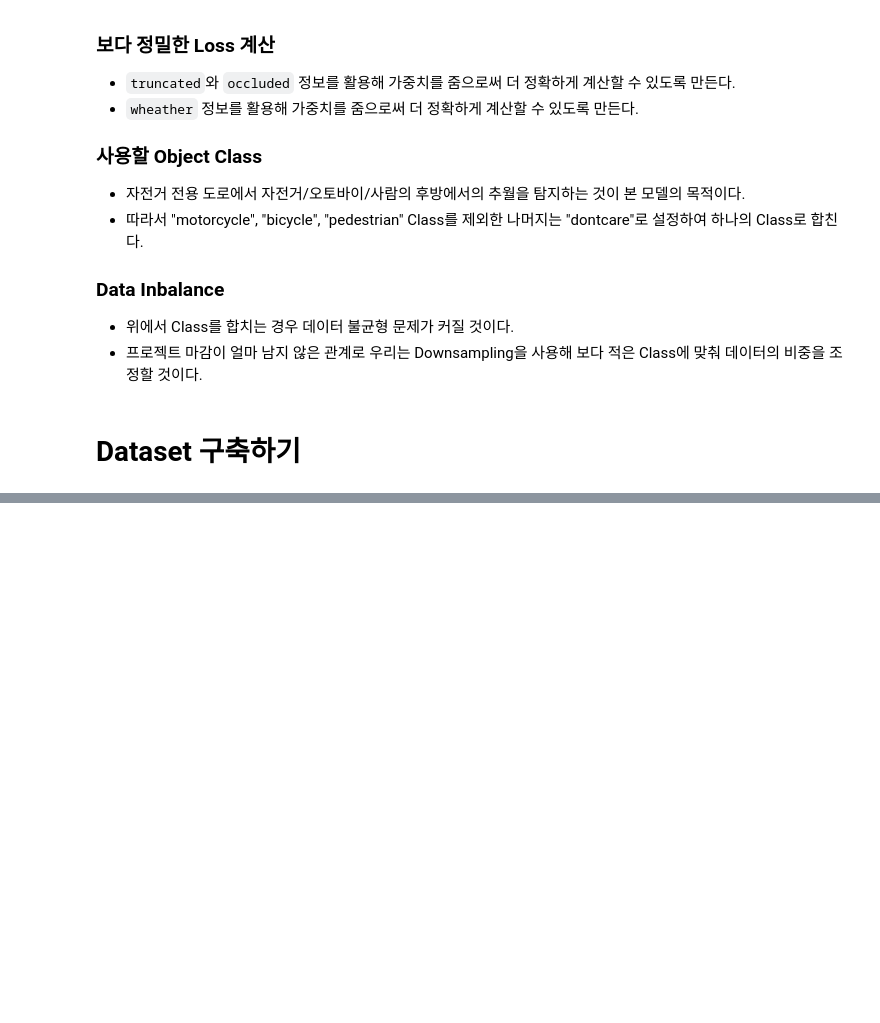
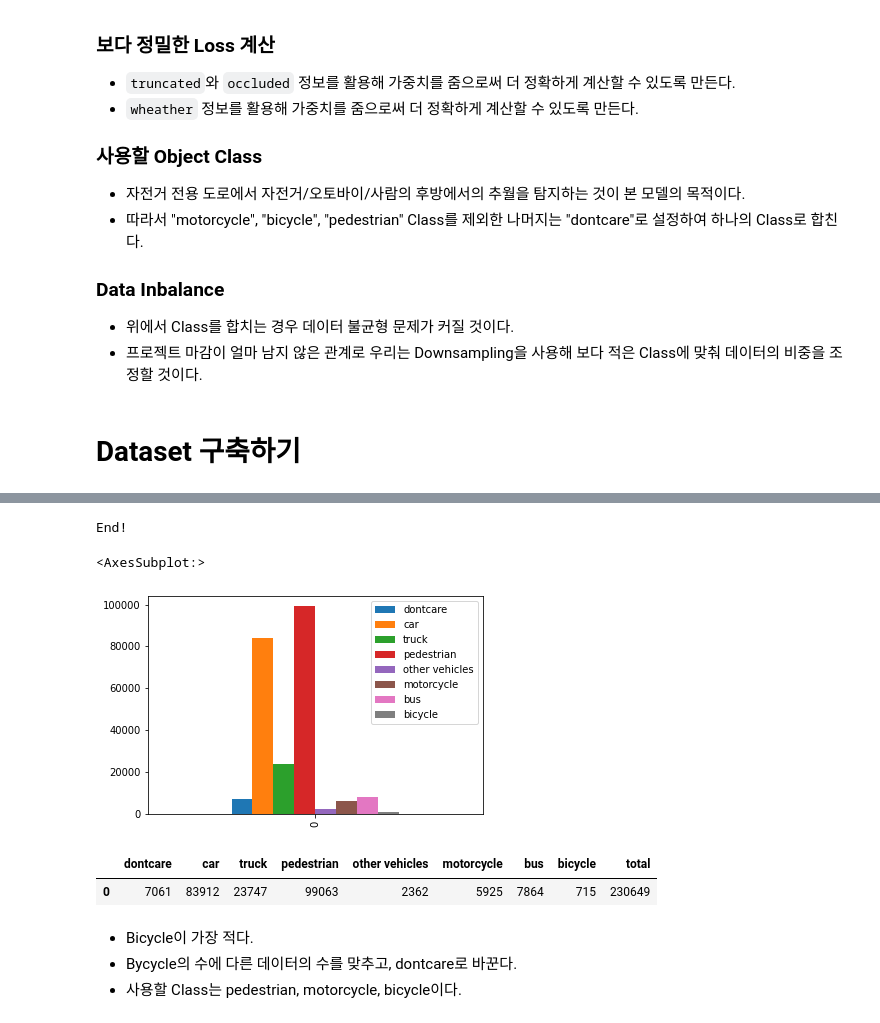
Before and after one commit to chaeengg/BearTeam, a Jupyter notebook: data/eda/EDA01.ipynb, the cells around one changed output, grey strips where cells are left out. Saved outputs shown, nothing was run; the diff lists cells and outputs as text; code cells hidden in the pictures; blank space fills up the shorter version.

```diff
--- a/data/eda/EDA01.ipynb
+++ b/data/eda/EDA01.ipynb
@@ -454,0 +537,57 @@ class CustomYoloDataset(Dataset):
+# %%
+# Class 분포 구하기
+from collections import defaultdict
+from torch.utils.data import DataLoader
+from tqdm import tqdm
+import gc
+
+gc.collect() # 추적되지 않는 열려있는 파일들 삭제
+
+dataset = AIHUBDataset(dataPath, train=True)
+classes = defaultdict(lambda: 0)
+
+start = 0
+end = len(dataset)
+step = 512
+nxt = 0
+
+for idx in tqdm(range(start, end, step)):
+    gc.collect()
+    start = idx
+    nxt = idx + step if idx + step < end else end
+
+    _, annos = dataset[idx:nxt]
+    # None을 반환하는 Annos 지우기
+    annos = list(filter(lambda x: x != None, annos))
+    # Annotations가 없을 수 있다.
+    bboxInfos = [anno['annotations'] if anno['annotations'] else {} for anno in annos]
+
+    for bboxInfo in bboxInfos:
+        for bbox in bboxInfo:
+            classes[bbox['bbox.category']] += 1
+
+print("End!")
+# %% [output]
+End!
+# %%
+import pandas as pd
+import matplotlib.pyplot as plt
+
+classDF = pd.DataFrame(classes, index=[0])
+classDF['total'] = sum(classDF.iloc[0, 0:8])
+classDF.to_csv('./AIHUB_classInfo.csv', index=False)
+classDF = pd.read_csv('./AIHUB_classInfo.csv')
+
+classDF.iloc[:,:8].plot.bar()
+# %% [output]
+<AxesSubplot:>
+[figure, added]
+# %%
+classDF
+# %% [output]
+|  | dontcare | car | truck | pedestrian | other vehicles | motorcycle | bus | bicycle | total |
+| 0 | 7061 | 83912 | 23747 | 99063 | 2362 | 5925 | 7864 | 715 | 230649 |
+# %% [markdown]
+- Bicycle이 가장 적다.
+- Bycycle의 수에 다른 데이터의 수를 맞추고, dontcare로 바꾼다.
+- 사용할 Class는 pedestrian, motorcycle, bicycle이다.
```
Also changed, not shown: parts of 40 cells of this notebook, 1 other file.
